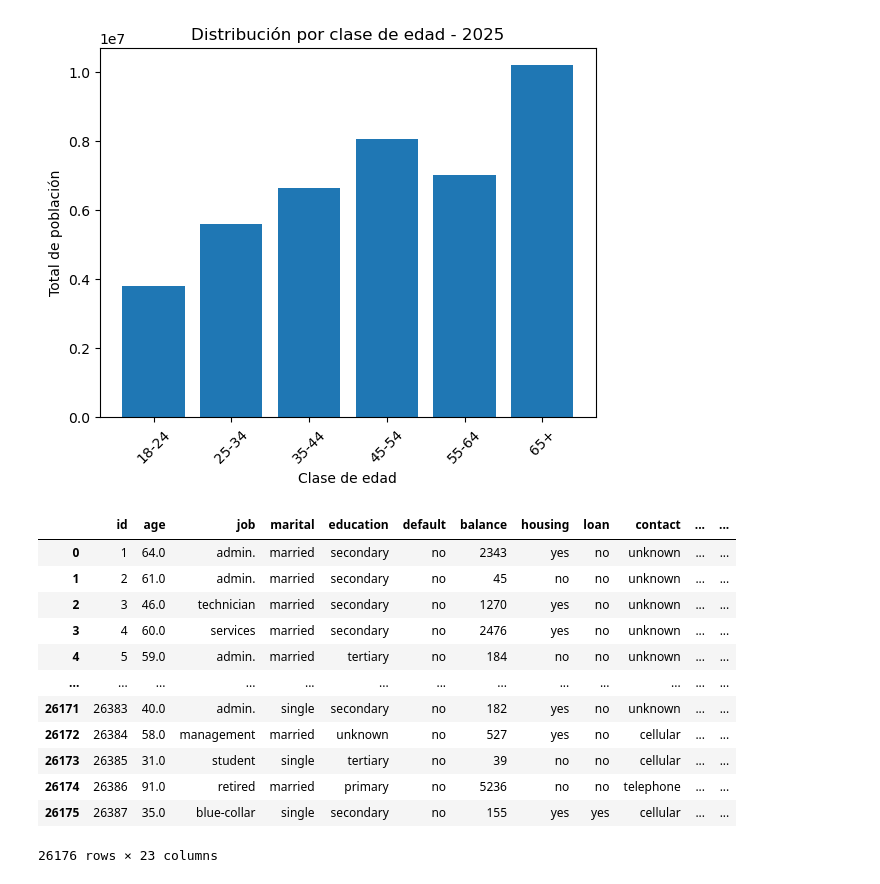
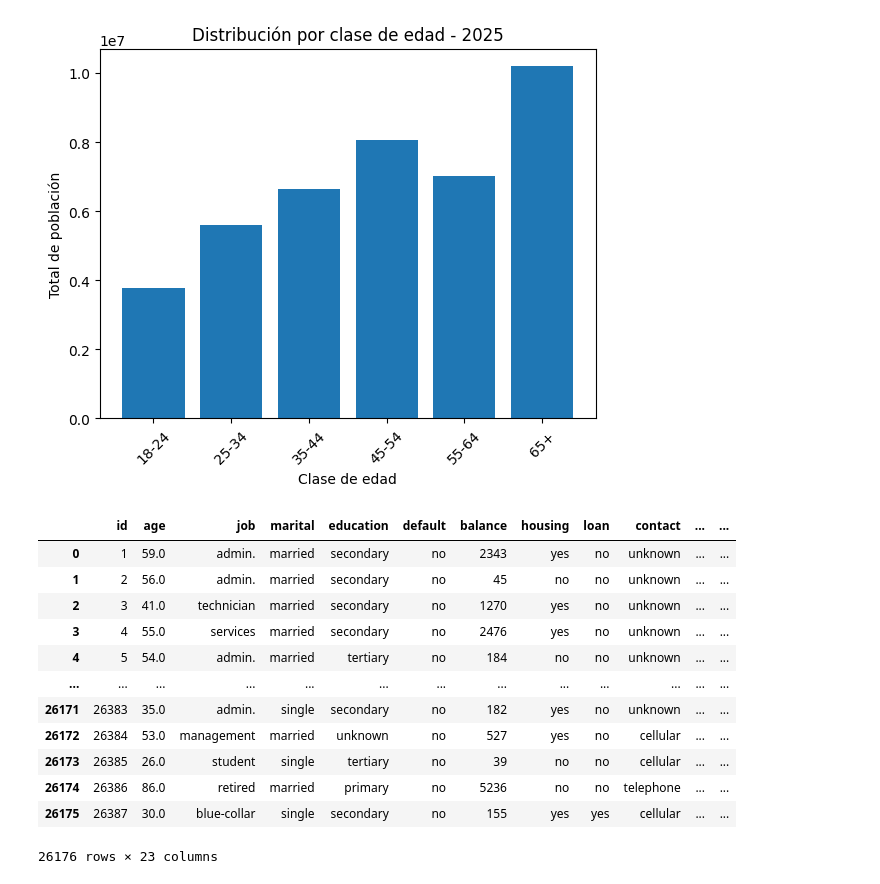
Before and after one commit to Lambda-14/Sim-Empresa, a Jupyter notebook: Equip_16/Borrador/Marqueting y comunicacion/Week_4/script_15.10.ipynb, the cells around one changed output. Cells and saved outputs as stored; diff of their text form; code cells hidden in the pictures.

```diff
--- a/Equip_16/Borrador/Marqueting y comunicacion/Week_4/script_15.10.ipynb
+++ b/Equip_16/Borrador/Marqueting y comunicacion/Week_4/script_15.10.ipynb
@@ -68,29 +68,29 @@ plt.show()
 [figure]
 # %%
 import pandas as pd
-df_banca2024 =  pd.read_csv(r"C:/Users/Pau/Desktop/BCNActiva/BCNActiva ADD/Simulador Empresa/ProjecteData/Equip_16/Data/banca_06.10_dataset.csv")
+df_banca2024 =  pd.read_csv(r"C:\Users\favil\ProjecteData\Equip_16\Data\banca_06.10_dataset.csv")
 
 i = 0
 while i < 5:
     i += 1
     name = f"df_banca{2024+i}"
     globals()[name] = df_banca2024.copy()
     globals()[name]["age"] = globals()[name]["age"] + i
 
-df_banca2029
+df_banca2024
 # %% [output]
 |  | id | age | job | marital | education | default | balance | housing | loan | contact | ... | ... |
-| 0 | 1 | 64.0 | admin. | married | secondary | no | 2343 | yes | no | unknown | ... | ... |
-| 1 | 2 | 61.0 | admin. | married | secondary | no | 45 | no | no | unknown | ... | ... |
-| 2 | 3 | 46.0 | technician | married | secondary | no | 1270 | yes | no | unknown | ... | ... |
-| 3 | 4 | 60.0 | services | married | secondary | no | 2476 | yes | no | unknown | ... | ... |
-| 4 | 5 | 59.0 | admin. | married | tertiary | no | 184 | no | no | unknown | ... | ... |
+| 0 | 1 | 59.0 | admin. | married | secondary | no | 2343 | yes | no | unknown | ... | ... |
+| 1 | 2 | 56.0 | admin. | married | secondary | no | 45 | no | no | unknown | ... | ... |
+| 2 | 3 | 41.0 | technician | married | secondary | no | 1270 | yes | no | unknown | ... | ... |
+| 3 | 4 | 55.0 | services | married | secondary | no | 2476 | yes | no | unknown | ... | ... |
+| 4 | 5 | 54.0 | admin. | married | tertiary | no | 184 | no | no | unknown | ... | ... |
 | ... | ... | ... | ... | ... | ... | ... | ... | ... | ... | ... | ... | ... |
-| 26171 | 26383 | 40.0 | admin. | single | secondary | no | 182 | yes | no | unknown | ... | ... |
-| 26172 | 26384 | 58.0 | management | married | unknown | no | 527 | yes | no | cellular | ... | ... |
-| 26173 | 26385 | 31.0 | student | single | tertiary | no | 39 | no | no | cellular | ... | ... |
-| 26174 | 26386 | 91.0 | retired | married | primary | no | 5236 | no | no | telephone | ... | ... |
-| 26175 | 26387 | 35.0 | blue-collar | single | secondary | no | 155 | yes | yes | cellular | ... | ... |
+| 26171 | 26383 | 35.0 | admin. | single | secondary | no | 182 | yes | no | unknown | ... | ... |
+| 26172 | 26384 | 53.0 | management | married | unknown | no | 527 | yes | no | cellular | ... | ... |
+| 26173 | 26385 | 26.0 | student | single | tertiary | no | 39 | no | no | cellular | ... | ... |
+| 26174 | 26386 | 86.0 | retired | married | primary | no | 5236 | no | no | telephone | ... | ... |
+| 26175 | 26387 | 30.0 | blue-collar | single | secondary | no | 155 | yes | yes | cellular | ... | ... |
 26176 rows × 23 columns
 # %%
 def clase_edad(x):
```
Also changed, not shown: parts of 3 cells of this notebook.
